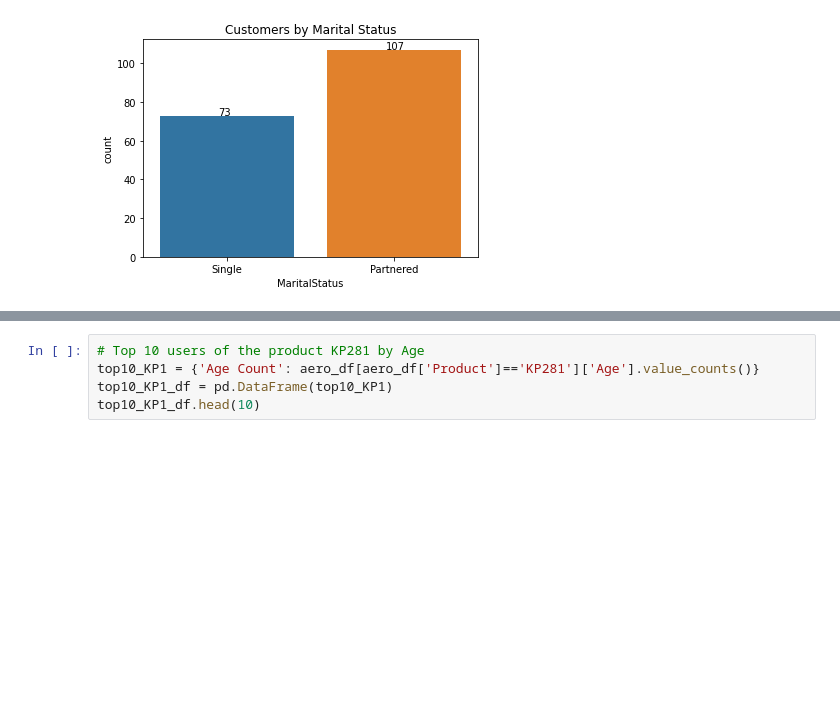
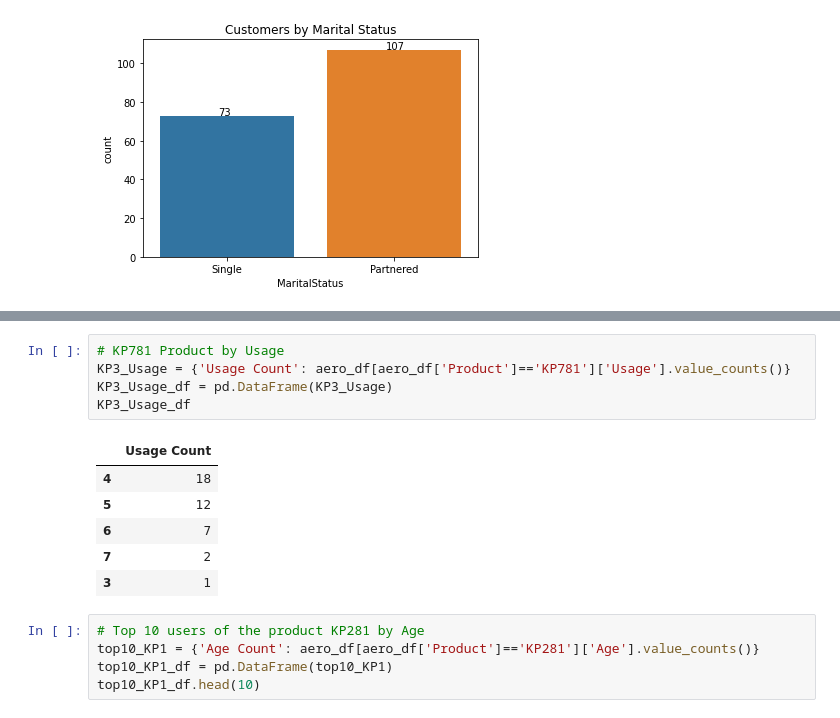
Before and after one commit to pkmariya/Python, a Jupyter notebook: AerofitCaseStudy_Mariya_DSMLJune22.ipynb, the cells around one changed output, grey strips where cells are left out. Drawn from its saved outputs; the diff is of its cells as text; blank space fills up the shorter version.

```diff
--- a/AerofitCaseStudy_Mariya_DSMLJune22.ipynb
+++ b/AerofitCaseStudy_Mariya_DSMLJune22.ipynb
@@ -190,3 +253,15 @@ plt.show()
+# %%
+# KP781 Product by Usage
+KP3_Usage = {'Usage Count': aero_df[aero_df['Product']=='KP781']['Usage'].value_counts()}
+KP3_Usage_df = pd.DataFrame(KP3_Usage)
+KP3_Usage_df
+# %% [output]
+|  | Usage Count |
+| 4 | 18 |
+| 5 | 12 |
+| 6 | 7 |
+| 7 | 2 |
+| 3 | 1 |
 # %%
 # Top 10 users of the product KP281 by Age
 top10_KP1 = {'Age Count': aero_df[aero_df['Product']=='KP281']['Age'].value_counts()}
```
Also changed, not shown: parts of 7 cells of this notebook.
